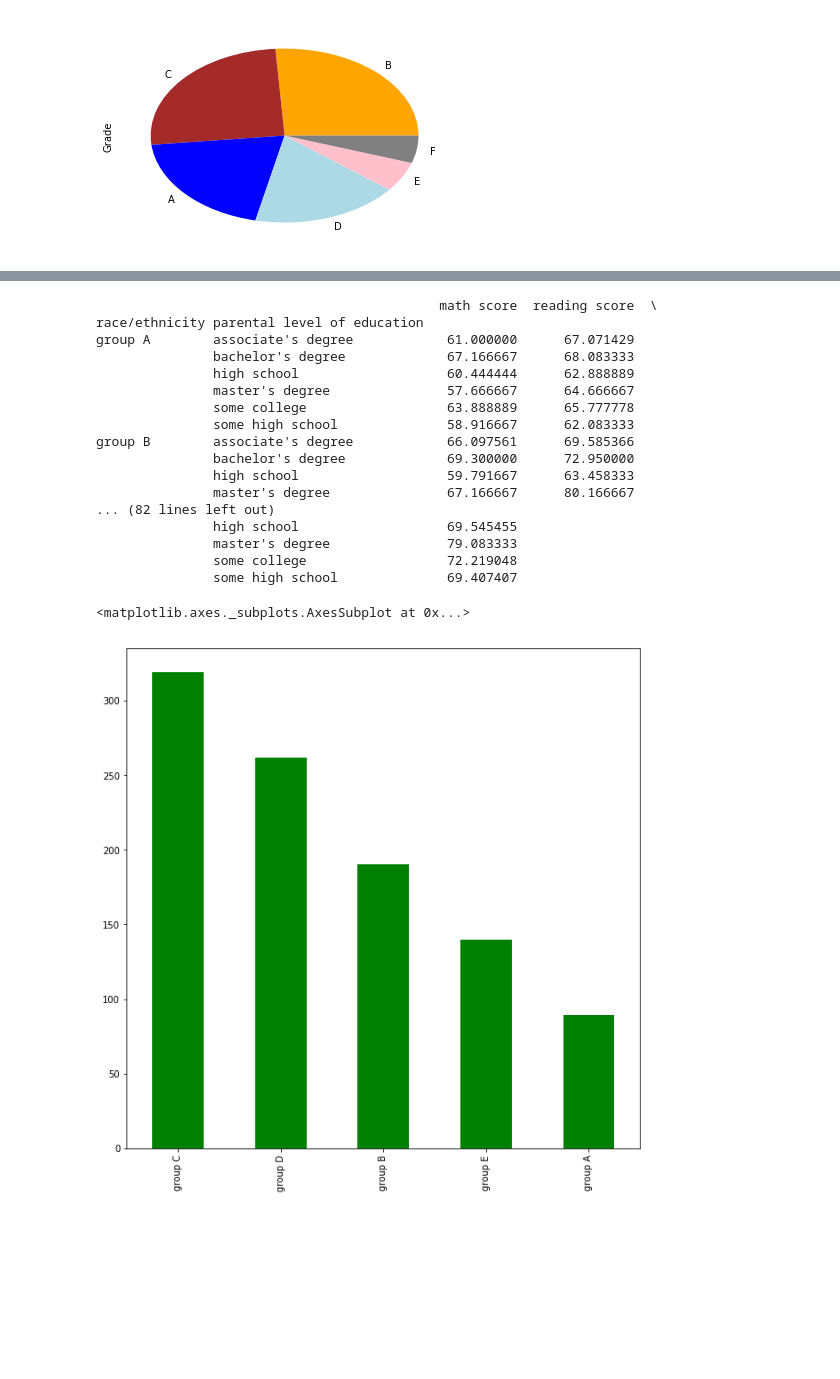
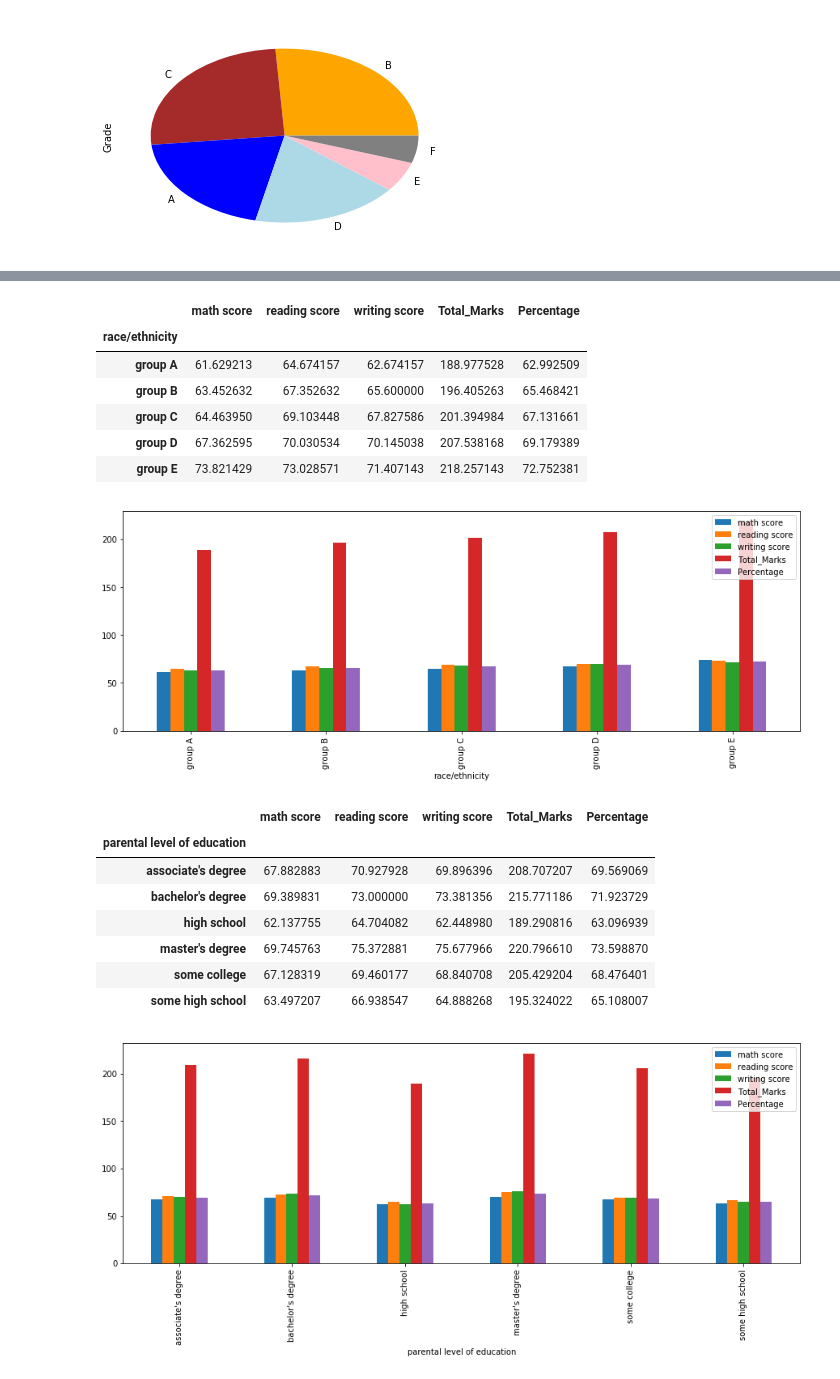
Before and after one commit to junaid-star/students-performance, a Jupyter notebook: Untitled1.ipynb, the cells around one changed output, grey strips where cells are left out. Cells and saved outputs as stored; diff of their text form; code cells hidden in the pictures; blank space fills up the shorter version.

```diff
--- a/Untitled1.ipynb
+++ b/Untitled1.ipynb
@@ -156,23 +167,26 @@ Name: gender, dtype: int64
+# %%
+
+student_report.groupby(['race/ethnicity']).mean().plot(kind='bar',figsize=(15,5))
+student_report.groupby(['race/ethnicity']).mean()
+# %% [output]
+|  | math score | reading score | writing score | Total_Marks | Percentage |
+| race/ethnicity |  |  |  |  |  |
+| group A | 61.629213 | 64.674157 | 62.674157 | 188.977528 | 62.992509 |
+| group B | 63.452632 | 67.352632 | 65.600000 | 196.405263 | 65.468421 |
+| group C | 64.463950 | 69.103448 | 67.827586 | 201.394984 | 67.131661 |
+| group D | 67.362595 | 70.030534 | 70.145038 | 207.538168 | 69.179389 |
+| group E | 73.821429 | 73.028571 | 71.407143 | 218.257143 | 72.752381 |
+[figure, added]
 # %%
-print(student_report.groupby(['race/ethnicity','parental level of education']).mean())
-student_report['race/ethnicity'].value_counts().plot(kind='bar', color='green',figsize=(10,10))
+student_report.groupby(['parental level of education']).mean().plot(kind='bar',figsize=(15,5))
+student_report.groupby(['parental level of education']).mean()
 # %% [output]
-                                            math score  reading score  \
-race/ethnicity parental level of education
-group A        associate's degree            61.000000      67.071429
-               bachelor's degree             67.166667      68.083333
-               high school                   60.444444      62.888889
-               master's degree               57.666667      64.666667
-               some college                  63.888889      65.777778
-               some high school              58.916667      62.083333
-group B        associate's degree            66.097561      69.585366
-               bachelor's degree             69.300000      72.950000
-               high school                   59.791667      63.458333
-               master's degree               67.166667      80.166667
-... (82 lines left out)
-               high school                   69.545455
-               master's degree               79.083333
-               some college                  72.219048
-               some high school              69.407407
-<matplotlib.axes._subplots.AxesSubplot at 0x...>
+|  | math score | reading score | writing score | Total_Marks | Percentage |
+| parental level of education |  |  |  |  |  |
+| associate's degree | 67.882883 | 70.927928 | 69.896396 | 208.707207 | 69.569069 |
+| bachelor's degree | 69.389831 | 73.000000 | 73.381356 | 215.771186 | 71.923729 |
+| high school | 62.137755 | 64.704082 | 62.448980 | 189.290816 | 63.096939 |
+| master's degree | 69.745763 | 75.372881 | 75.677966 | 220.796610 | 73.598870 |
+| some college | 67.128319 | 69.460177 | 68.840708 | 205.429204 | 68.476401 |
+| some high school | 63.497207 | 66.938547 | 64.888268 | 195.324022 | 65.108007 |
-[figure, old version]
+[figure, new version]
```
Also changed, not shown: parts of 7 cells of this notebook.
